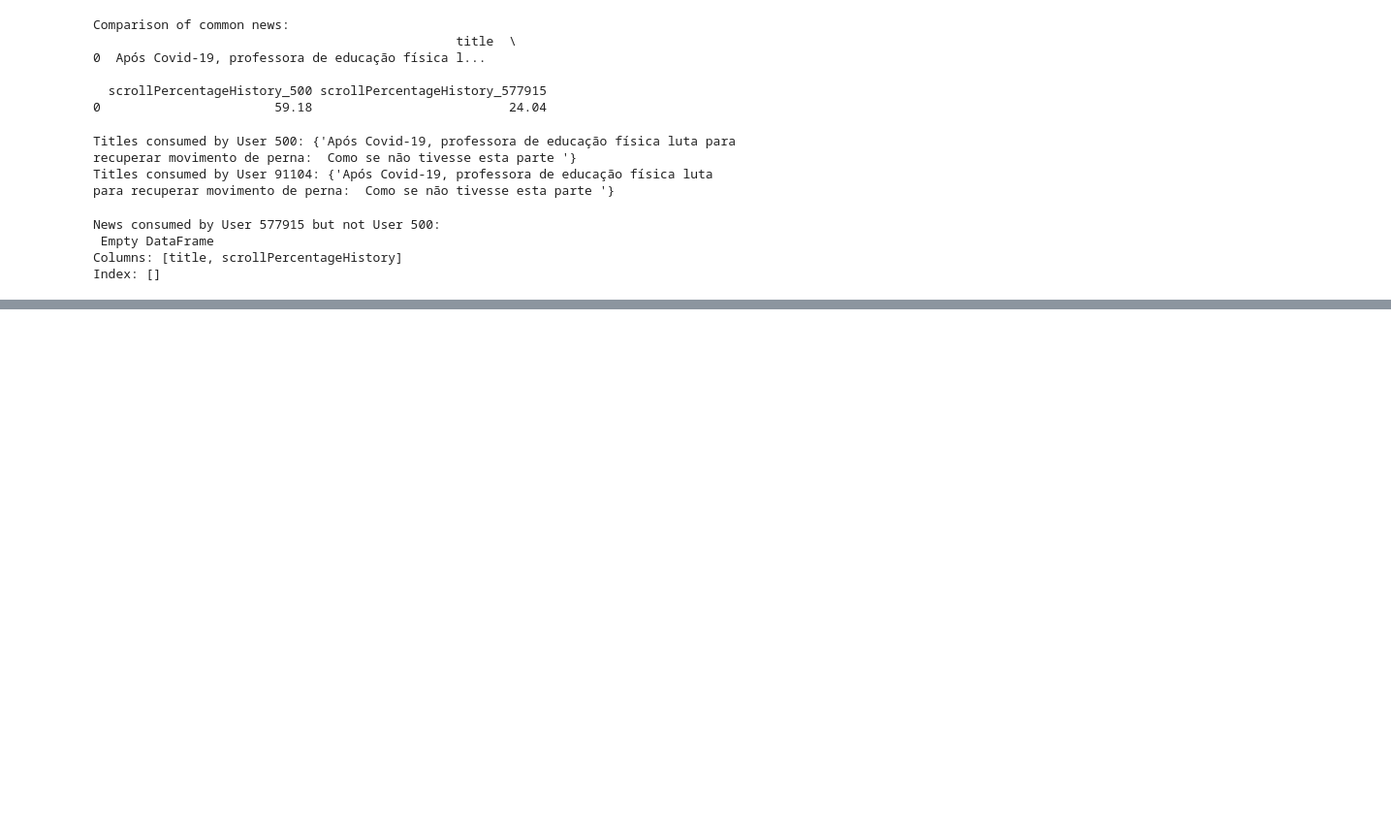
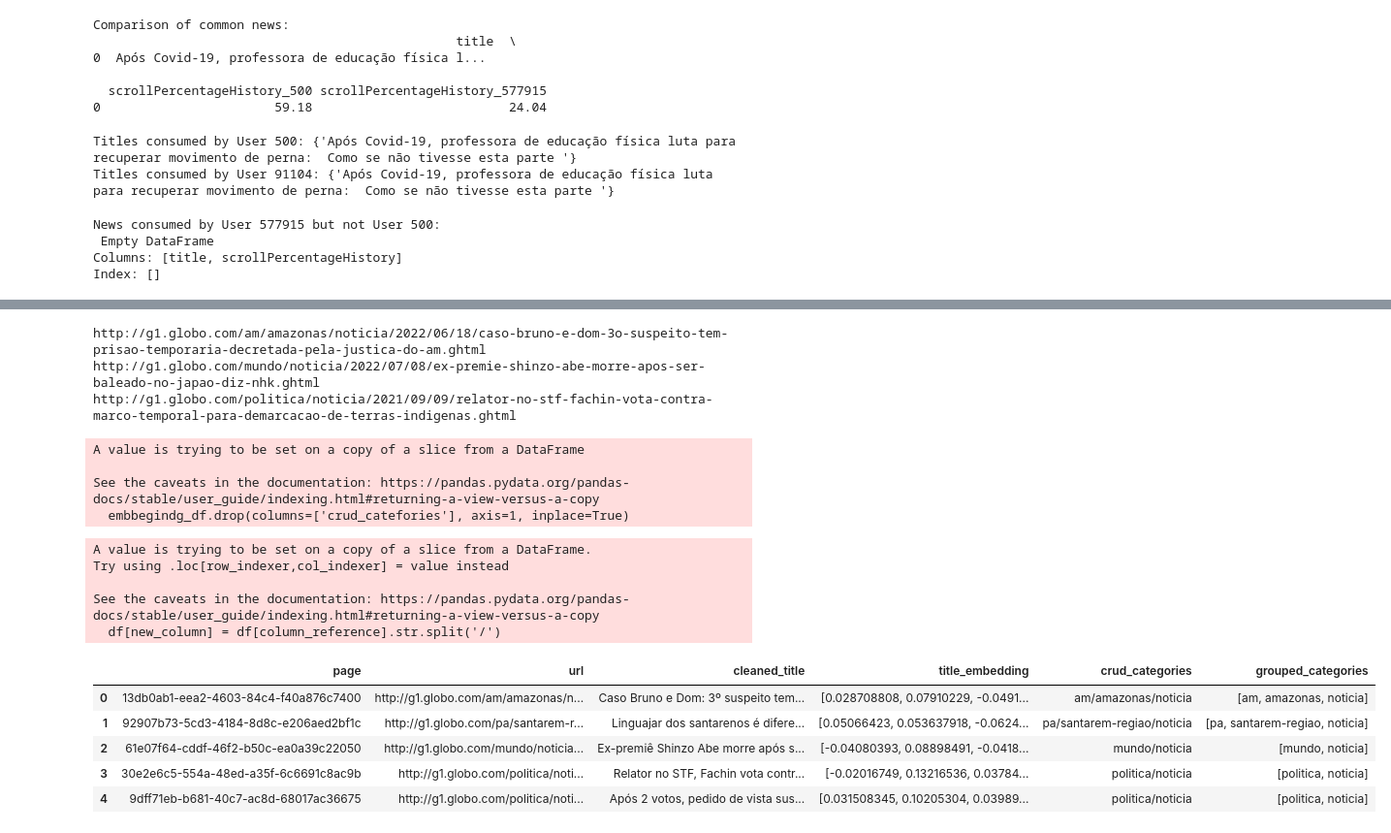
Before and after one commit to BrisaNascimento/globo_recommendation_fiap, a Jupyter notebook: globo_recommendation_fiap/data/challenge_files/notebook.ipynb, the cells around one changed output, grey strips where cells are left out. Shown at 97% size. Cells and saved outputs as stored; diff of their text form; code cells hidden in the pictures; blank space fills up the shorter version.

Commit message:
Starting content based and improving features for itens dataset

```diff
--- a/globo_recommendation_fiap/data/challenge_files/notebook.ipynb
+++ b/globo_recommendation_fiap/data/challenge_files/notebook.ipynb
@@ -236,0 +311,55 @@ Index: []
+# %%
+print(itens['url'][0])
+print(itens['url'][2])
+print(itens['url'][3])
+# %% [output]
+http://g1.globo.com/am/amazonas/noticia/2022/06/18/caso-bruno-e-dom-3o-suspeito-tem-prisao-temporaria-decretada-pela-justica-do-am.ghtml
+http://g1.globo.com/mundo/noticia/2022/07/08/ex-premie-shinzo-abe-morre-apos-ser-baleado-no-japao-diz-nhk.ghtml
+http://g1.globo.com/politica/noticia/2021/09/09/relator-no-stf-fachin-vota-contra-marco-temporal-para-demarcacao-de-terras-indigenas.ghtml
+# %%
+# Function to extract the desired substring
+def extract_substring(url):
+    try:
+        start_index = url.index(".com/") + len(".com/")
+        end_index = url.index("/20")
+        return url[start_index:end_index]
+    except ValueError:
+        return ""  # Handle cases where ".com/" or "/20" is not found
+
+# Function split crud categories
+def split_crud_categories(df:pd.DataFrame, split_string: str, column_reference: str, new_column:str) -> pd.DataFrame:
+    df[new_column] = df[column_reference].str.split(split_string)
+    return df
+
+def adjust_news_categories(df:pd.DataFrame) -> pd.DataFrame:
+    df['category'] = df['grouped_categories'][-2]
+    df['sub_category'] = df['grouped_categories'][-1]
+    return df
+# %%
+embbegindg_df.drop(columns=['crud_catefories'], axis=1, inplace=True)
+# %% [output]
+A value is trying to be set on a copy of a slice from a DataFrame
+
+See the caveats in the documentation: https://pandas.pydata.org/pandas-docs/stable/user_guide/indexing.html#returning-a-view-versus-a-copy
+  embbegindg_df.drop(columns=['crud_catefories'], axis=1, inplace=True)
+# %%
+# Apply the function to the 'url' column
+embbegindg_df['crud_categories'] = embbegindg_df['url'].apply(extract_substring)
+embbegindg_df.head()
+# %%
+embbegindg_df = split_crud_categories(df=embbegindg_df, split_string='/', column_reference='crud_categories', new_column='grouped_categories')
+# %% [output]
+A value is trying to be set on a copy of a slice from a DataFrame.
+Try using .loc[row_indexer,col_indexer] = value instead
+
+See the caveats in the documentation: https://pandas.pydata.org/pandas-docs/stable/user_guide/indexing.html#returning-a-view-versus-a-copy
+  df[new_column] = df[column_reference].str.split('/')
+# %%
+embbegindg_df.head()
+# %% [output]
+|  | page | url | cleaned_title | title_embedding | crud_categories | grouped_categories |
+| 0 | 13db0ab1-eea2-4603-84c4-f40a876c7400 | http://g1.globo.com/am/amazonas/n... | Caso Bruno e Dom: 3º suspeito tem... | [0.028708808, 0.07910229, -0.0491... | am/amazonas/noticia | [am, amazonas, noticia] |
+| 1 | 92907b73-5cd3-4184-8d8c-e206aed2bf1c | http://g1.globo.com/pa/santarem-r... | Linguajar dos santarenos é difere... | [0.05066423, 0.053637918, -0.0624... | pa/santarem-regiao/noticia | [pa, santarem-regiao, noticia] |
+| 2 | 61e07f64-cddf-46f2-b50c-ea0a39c22050 | http://g1.globo.com/mundo/noticia... | Ex-premiê Shinzo Abe morre após s... | [-0.04080393, 0.08898491, -0.0418... | mundo/noticia | [mundo, noticia] |
+| 3 | 30e2e6c5-554a-48ed-a35f-6c6691c8ac9b | http://g1.globo.com/politica/noti... | Relator no STF, Fachin vota contr... | [-0.02016749, 0.13216536, 0.03784... | politica/noticia | [politica, noticia] |
+| 4 | 9dff71eb-b681-40c7-ac8d-68017ac36675 | http://g1.globo.com/politica/noti... | Após 2 votos, pedido de vista sus... | [0.031508345, 0.10205304, 0.03989... | politica/noticia | [politica, noticia] |
```
Also changed, not shown: parts of 17 cells of this notebook, 1 other file.
